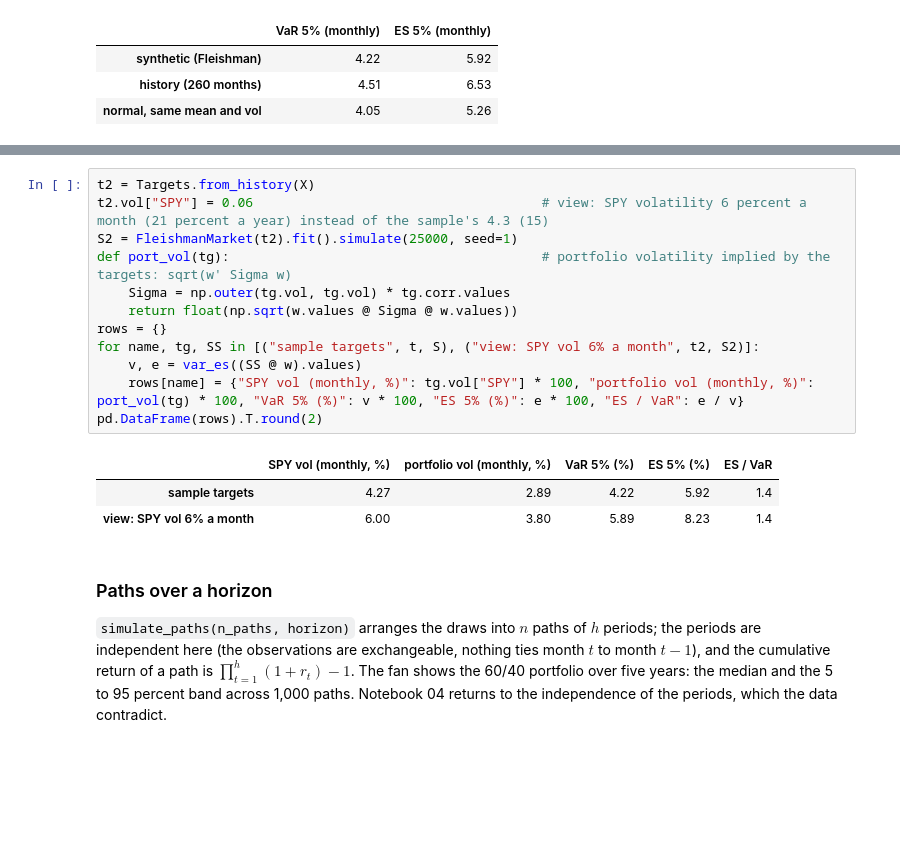
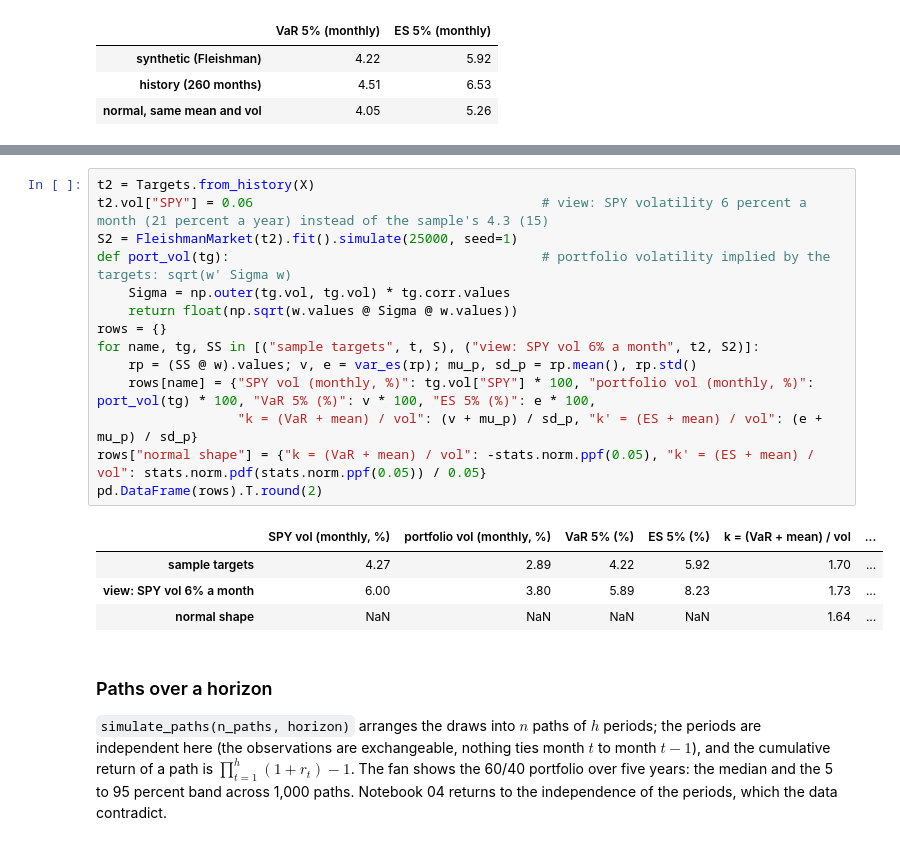
Before and after one commit to mamadouyamar/CVineMarketGen, a Jupyter notebook: examples/01_matching_moments_and_correlations.ipynb, the cells around one changed output, grey strips where cells are left out. Saved outputs shown, nothing was run; the diff lists cells and outputs as text; blank space fills up the shorter version.

```diff
--- a/examples/01_matching_moments_and_correlations.ipynb
+++ b/examples/01_matching_moments_and_correlations.ipynb
@@ -285,19 +300,22 @@ exactly the one the view implies, and nothing else has moved.
 # %%
 t2 = Targets.from_history(X)
 t2.vol["SPY"] = 0.06                                     # view: SPY volatility 6 percent a month (21 percent a year) instead of the sample's 4.3 (15)
 S2 = FleishmanMarket(t2).fit().simulate(25000, seed=1)
 def port_vol(tg):                                        # portfolio volatility implied by the targets: sqrt(w' Sigma w)
     Sigma = np.outer(tg.vol, tg.vol) * tg.corr.values
     return float(np.sqrt(w.values @ Sigma @ w.values))
 rows = {}
 for name, tg, SS in [("sample targets", t, S), ("view: SPY vol 6% a month", t2, S2)]:
-    v, e = var_es((SS @ w).values)
-    rows[name] = {"SPY vol (monthly, %)": tg.vol["SPY"] * 100, "portfolio vol (monthly, %)": port_vol(tg) * 100, "VaR 5% (%)": v * 100, "ES 5% (%)": e * 100, "ES / VaR": e / v}
+    rp = (SS @ w).values; v, e = var_es(rp); mu_p, sd_p = rp.mean(), rp.std()
+    rows[name] = {"SPY vol (monthly, %)": tg.vol["SPY"] * 100, "portfolio vol (monthly, %)": port_vol(tg) * 100, "VaR 5% (%)": v * 100, "ES 5% (%)": e * 100,
+                  "k = (VaR + mean) / vol": (v + mu_p) / sd_p, "k' = (ES + mean) / vol": (e + mu_p) / sd_p}
+rows["normal shape"] = {"k = (VaR + mean) / vol": -stats.norm.ppf(0.05), "k' = (ES + mean) / vol": stats.norm.pdf(stats.norm.ppf(0.05)) / 0.05}
 pd.DataFrame(rows).T.round(2)
 # %% [output]
-|  | SPY vol (monthly, %) | portfolio vol (monthly, %) | VaR 5% (%) | ES 5% (%) | ES / VaR |
-| sample targets | 4.27 | 2.89 | 4.22 | 5.92 | 1.4 |
-| view: SPY vol 6% a month | 6.00 | 3.80 | 5.89 | 8.23 | 1.4 |
+|  | SPY vol (monthly, %) | portfolio vol (monthly, %) | VaR 5% (%) | ES 5% (%) | k = (VaR + mean) / vol | ... |
+| sample targets | 4.27 | 2.89 | 4.22 | 5.92 | 1.70 | ... |
+| view: SPY vol 6% a month | 6.00 | 3.80 | 5.89 | 8.23 | 1.73 | ... |
+| normal shape | NaN | NaN | NaN | NaN | 1.64 | ... |
 # %% [markdown]
 ### Paths over a horizon
 
```
Also changed, not shown: parts of 1 cell of this notebook.
